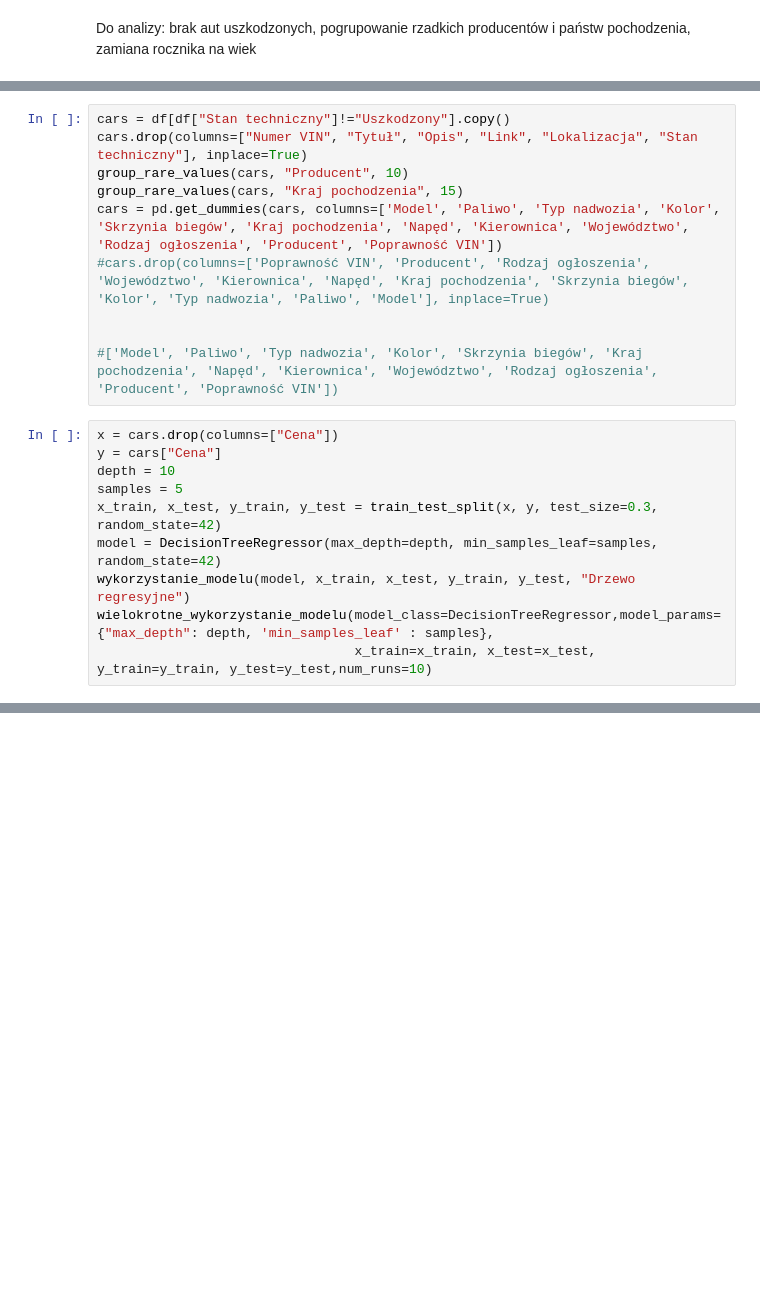
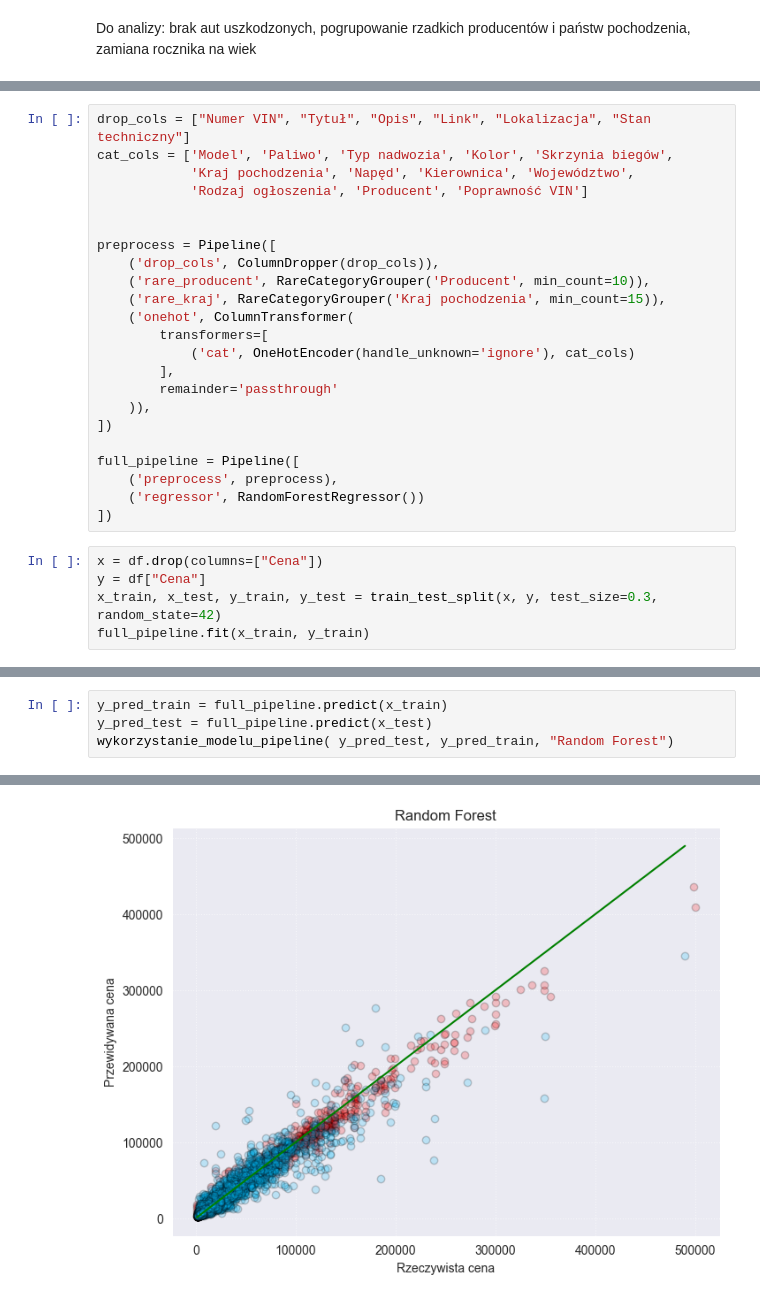
Before and after one commit to Maticz3007/wycena_aut, a Jupyter notebook: web_scraper/EDA.ipynb, the cells around one changed output, grey strips where cells are left out. Drawn from its saved outputs; the diff is of its cells as text; blank space fills up the shorter version.

Commit message:
Zapakowanie modelu do pliku, inne poprawki

```diff
--- a/web_scraper/EDA.ipynb
+++ b/web_scraper/EDA.ipynb
@@ -291,21 +317,29 @@ def group_rare_values(df, column, threshold):
 # %%
-cars = df[df["Stan techniczny"]!="Uszkodzony"].copy()
-cars.drop(columns=["Numer VIN", "Tytuł", "Opis", "Link", "Lokalizacja", "Stan techniczny"], inplace=True)
-group_rare_values(cars, "Producent", 10)
-group_rare_values(cars, "Kraj pochodzenia", 15)
-cars = pd.get_dummies(cars, columns=['Model', 'Paliwo', 'Typ nadwozia', 'Kolor', 'Skrzynia biegów', 'Kraj pochodzenia', 'Napęd', 'Kierownica', 'Województwo', 'Rodzaj ogłoszenia', 'Producent', 'Poprawność VIN'])
-#cars.drop(columns=['Poprawność VIN', 'Producent', 'Rodzaj ogłoszenia', 'Województwo', 'Kierownica', 'Napęd', 'Kraj pochodzenia', 'Skrzynia biegów', 'Kolor', 'Typ nadwozia', 'Paliwo', 'Model'], inplace=True)
+drop_cols = ["Numer VIN", "Tytuł", "Opis", "Link", "Lokalizacja", "Stan techniczny"]
+cat_cols = ['Model', 'Paliwo', 'Typ nadwozia', 'Kolor', 'Skrzynia biegów',
+            'Kraj pochodzenia', 'Napęd', 'Kierownica', 'Województwo',
+            'Rodzaj ogłoszenia', 'Producent', 'Poprawność VIN']
 
 
-#['Model', 'Paliwo', 'Typ nadwozia', 'Kolor', 'Skrzynia biegów', 'Kraj pochodzenia', 'Napęd', 'Kierownica', 'Województwo', 'Rodzaj ogłoszenia', 'Producent', 'Poprawność VIN'])
+preprocess = Pipeline([
+    ('drop_cols', ColumnDropper(drop_cols)),
+    ('rare_producent', RareCategoryGrouper('Producent', min_count=10)),
+    ('rare_kraj', RareCategoryGrouper('Kraj pochodzenia', min_count=15)),
+    ('onehot', ColumnTransformer(
+        transformers=[
+            ('cat', OneHotEncoder(handle_unknown='ignore'), cat_cols)
+        ],
+        remainder='passthrough'
+    )),
+])
+
+full_pipeline = Pipeline([
+    ('preprocess', preprocess),
+    ('regressor', RandomForestRegressor())
+])
 # %%
-x = cars.drop(columns=["Cena"])
-y = cars["Cena"]
-depth = 10
-samples = 5
+x = df.drop(columns=["Cena"])
+y = df["Cena"]
 x_train, x_test, y_train, y_test = train_test_split(x, y, test_size=0.3, random_state=42)
-model = DecisionTreeRegressor(max_depth=depth, min_samples_leaf=samples, random_state=42)
-wykorzystanie_modelu(model, x_train, x_test, y_train, y_test, "Drzewo regresyjne")
-wielokrotne_wykorzystanie_modelu(model_class=DecisionTreeRegressor,model_params={"max_depth": depth, 'min_samples_leaf' : samples},
-                                 x_train=x_train, x_test=x_test, y_train=y_train, y_test=y_test,num_runs=10)
+full_pipeline.fit(x_train, y_train)
 # %% [output]
@@ -323,0 +368,5 @@ Najgorszy R^2: 0.7791785847717793
+# %%
+y_pred_train = full_pipeline.predict(x_train)
+y_pred_test = full_pipeline.predict(x_test)
+wykorzystanie_modelu_pipeline( y_pred_test, y_pred_train, "Random Forest")
+# %% [output]
@@ -323,0 +377 @@ Najgorszy R^2: 0.7791785847717793
+[figure, added]
```
Also changed, not shown: parts of 18 cells of this notebook, 6 other files.
